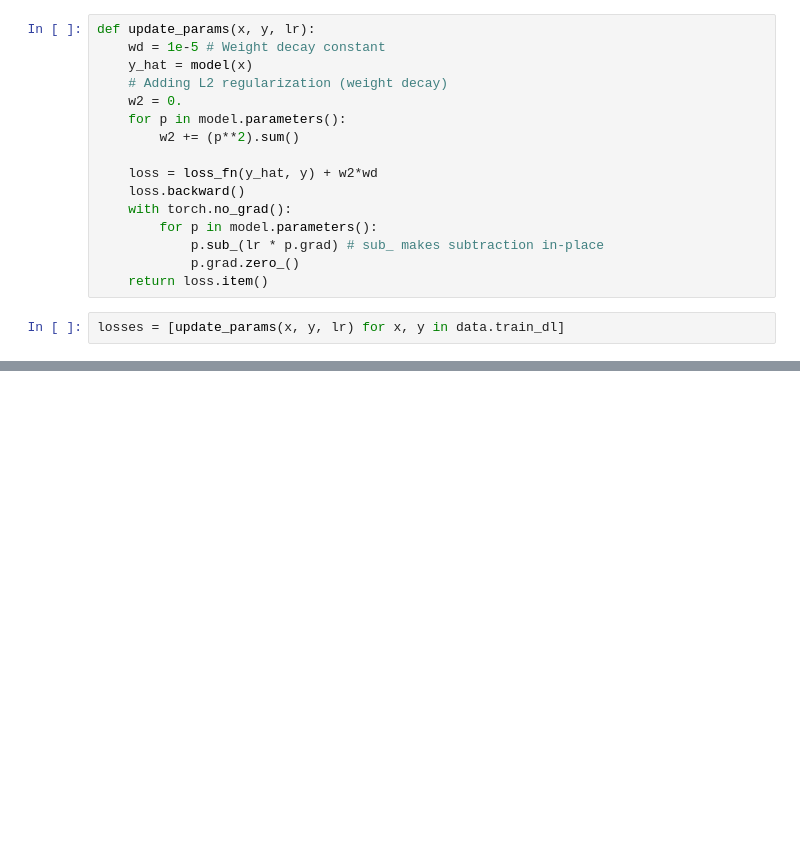
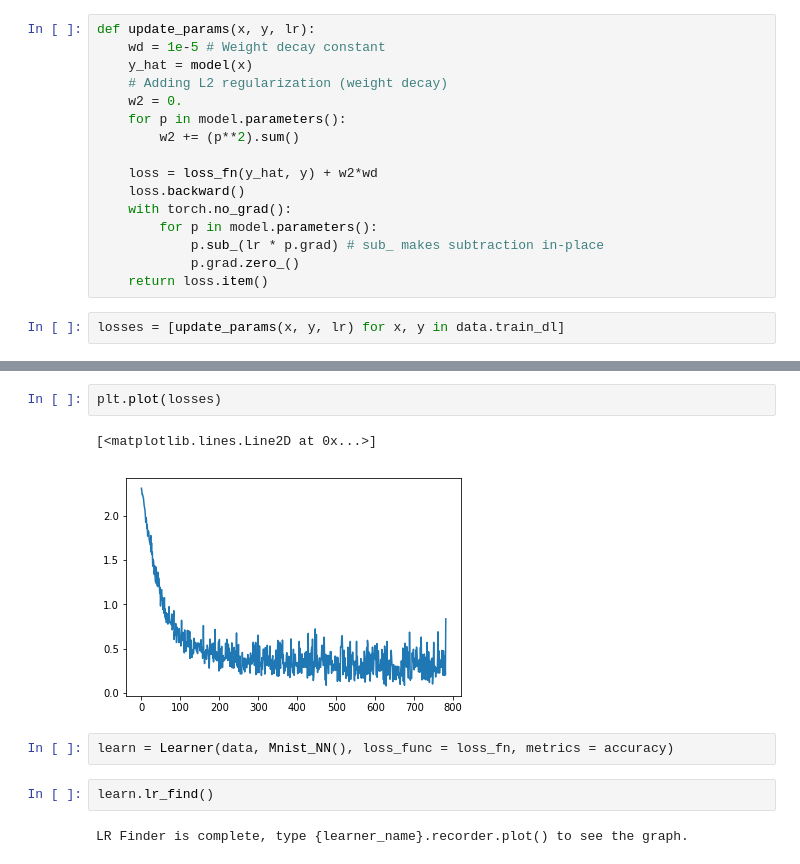
Before and after one commit to thelazyoxymoron/fastai-live-course, a Jupyter notebook: Lesson-5-sgd-mnist-experiments.ipynb, the cells around one changed output, grey strips where cells are left out. Saved outputs shown, nothing was run; the diff lists cells and outputs as text; blank space fills up the shorter version.

```diff
--- a/Lesson-5-sgd-mnist-experiments.ipynb
+++ b/Lesson-5-sgd-mnist-experiments.ipynb
@@ -140,0 +210,11 @@ plt.plot(losses)
+# %%
+plt.plot(losses)
+# %% [output]
+[<matplotlib.lines.Line2D at 0x...>]
+[figure, added]
+# %%
+learn = Learner(data, Mnist_NN(), loss_func = loss_fn, metrics = accuracy)
+# %%
+learn.lr_find()
+# %% [output]
+LR Finder is complete, type {learner_name}.recorder.plot() to see the graph.
```
Also changed, not shown: parts of 25 cells of this notebook.
